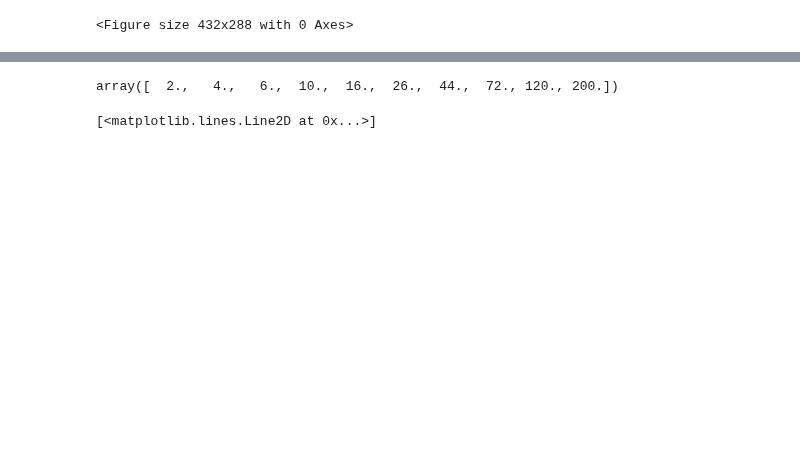
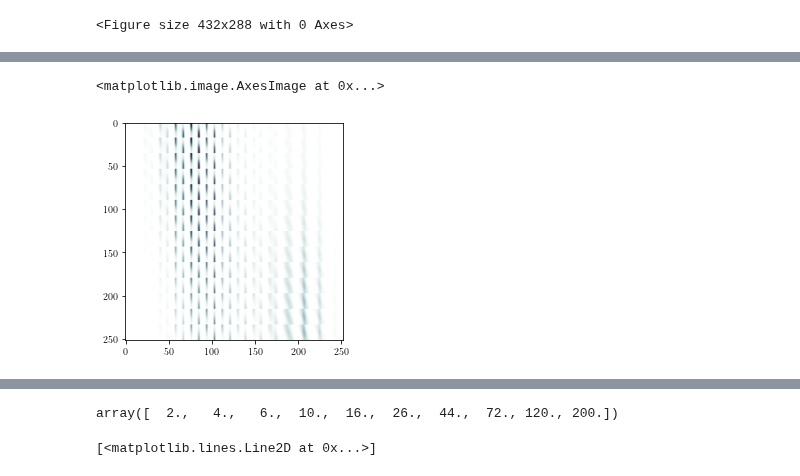
Before and after one commit to axsk/augmented-jump-chain, a Jupyter notebook: papermsnd.ipynb, the cells around one changed output, grey strips where cells are left out. Saved outputs shown, nothing was run; the diff lists cells and outputs as text; code cells hidden in the pictures; blank space fills up the shorter version.

Commit message:
almost printversion, forget to commit but tried to reconstruct
also implemented system solver for koopman

```diff
--- a/papermsnd.ipynb
+++ b/papermsnd.ipynb
@@ -154,6 +155,8 @@ class PaperPlots:
             plt.savefig(self.model.name() + "_koopman_q.pdf")
         plt.show()
 # %%
+import scipy.sparse as sps
+
 class PaperPlotsSparse(PaperPlots):
     def __init__(self, model):
         self.model = model
@@ -173,3 +176,15 @@ class PaperPlotsSparse(PaperPlots):
 
     def kernelmatrix(self):
         return  self.ajcs.km.toarray()
+
+    def koopman_q(self):
+        k = sps.identity(self.nx)
+        for (i,t) in enumerate(self.dt):
+            k = k @ spl.expm(t * self.Qs[i])
+        return k
+
+    def koopman_error(self):
+        #ks = self.ajcs.koopman_system()
+        ks = self.koopman_sync()
+        kq = self.koopman_q()
+        return np.linalg.norm(ks-kq, 2)
@@ -307,0 +296,11 @@ pps.plot_all()
+# %%
+m=TripleWellBeta(1,10, nx=9, ny=7, nt=6, dt=.2)
+mpaper=TripleWellBeta(1,10, nx=9, ny=7, nt=6, dt=1/3) # paper
+mbig = TripleWellBeta(1,10, nx=18, ny=14, nt=6, dt=1/3)
+
+m = mpaper
+pb = PaperPlotsSparse(m)
+# %%
+%time x = pb.koopman_sync()
+plt.imshow(x)
+# %% [output]
@@ -307,0 +309,2 @@ pps.plot_all()
+<matplotlib.image.AxesImage at 0x...>
+[figure, added]
```
Also changed, not shown: parts of 36 cells of this notebook, 1 other file.
